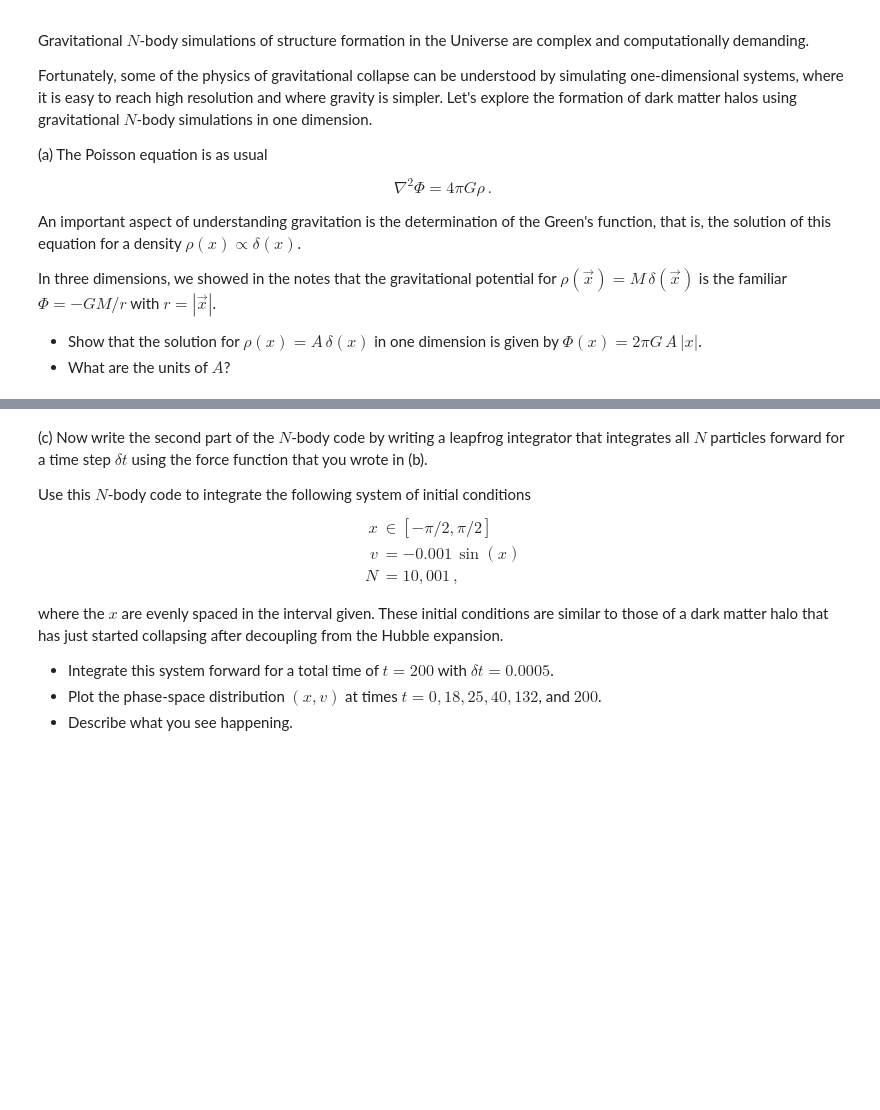
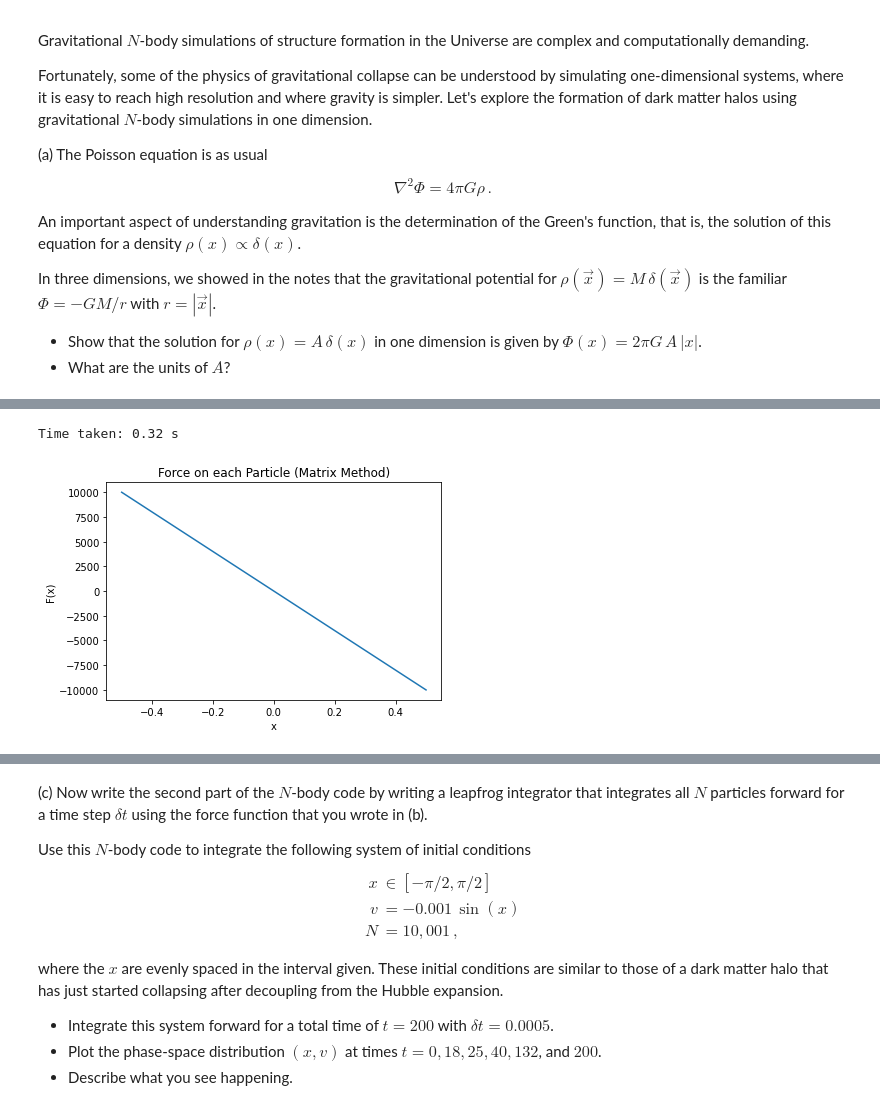
Before and after one commit to AstroLudwig/AST1420, a Jupyter notebook: Assignment3/Assignment3.ipynb, the cells around one changed output, grey strips where cells are left out. Cells and saved outputs as stored; diff of their text form; code cells hidden in the pictures; blank space fills up the shorter version.

```diff
--- a/Assignment3/Assignment3.ipynb
+++ b/Assignment3/Assignment3.ipynb
@@ -32,0 +113,25 @@ Test this function by applying it to a large number of particles uniformly distr
+# %%
+import numpy as np
+import matplotlib.pyplot as plt
+import time
+N = 10001
+xs = np.linspace(-0.5,0.5,N)
+
+def force_per_particle_matrix(xs):
+
+    x1,x2 = np.meshgrid(xs,xs,copy=False)
+    x = x1 - x2
+    d = np.sign(x)
+    F = - np.sum(d,axis=0)
+    return F
+
+s = time.time()
+F = force_per_particle_matrix(xs)
+print(f"Time taken: {time.time()-s:.2} s")
+plt.plot(xs,F)
+plt.xlabel("x")
+plt.ylabel("F(x)")
+plt.title("Force on each Particle (Matrix Method)");
+# %% [output]
+Time taken: 0.32 s
+[figure, added]
```
Also changed, not shown: parts of 9 cells of this notebook.
